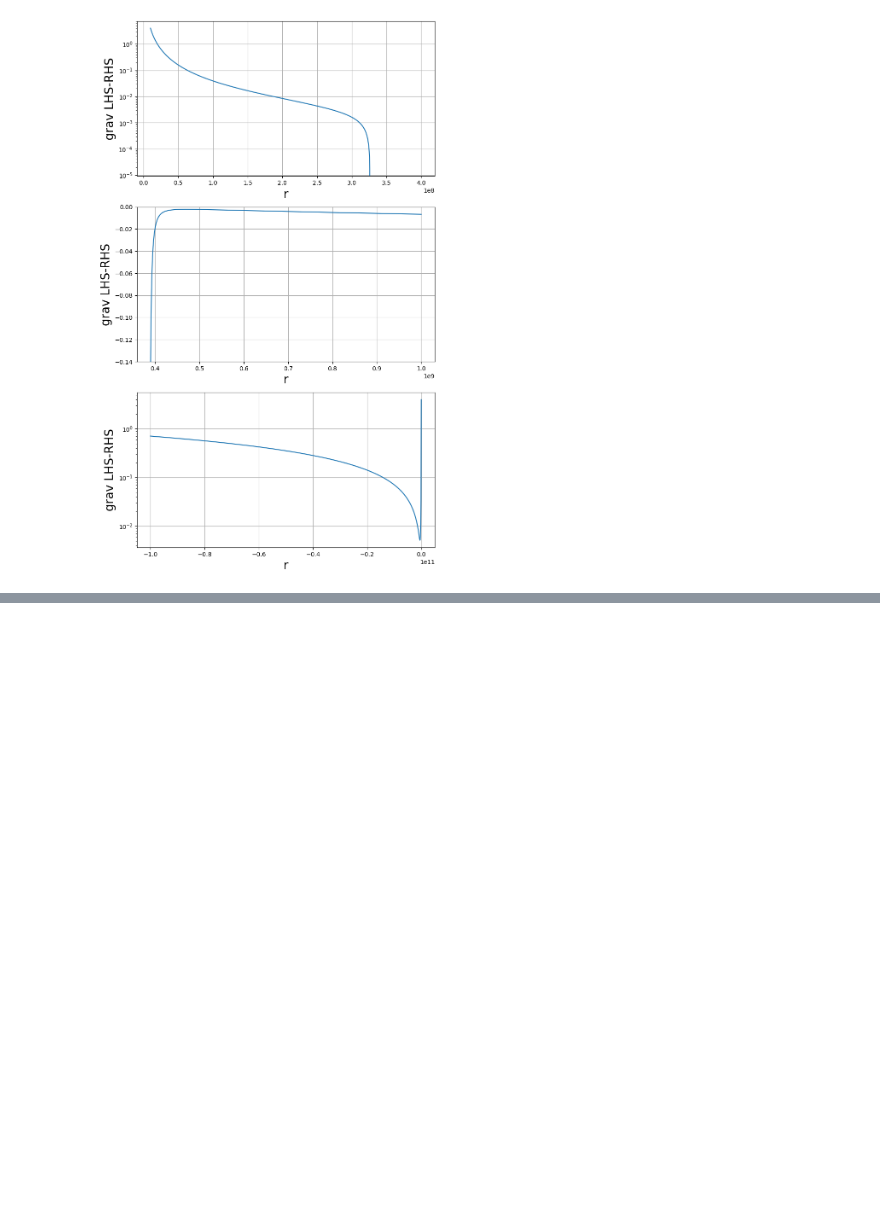
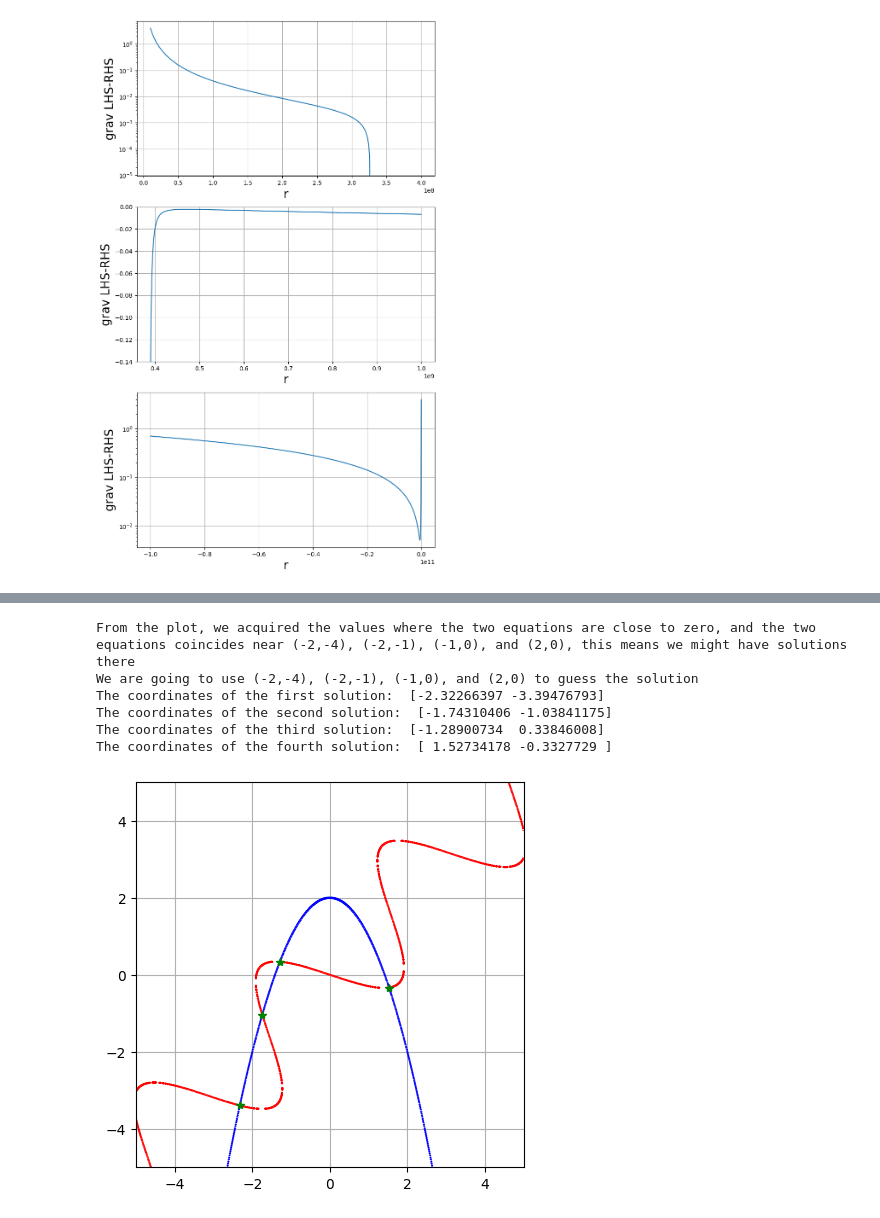
Before and after one commit to lakubis/jyu-learn, a Jupyter notebook: numerical_methods/Exercises/exercise3/exercise3.ipynb, the cells around one changed output, grey strips where cells are left out. Saved outputs shown, nothing was run; the diff lists cells and outputs as text; code cells hidden in the pictures; blank space fills up the shorter version.

Commit message:
Some more exercises and tasks

```diff
--- a/numerical_methods/Exercises/exercise3/exercise3.ipynb
+++ b/numerical_methods/Exercises/exercise3/exercise3.ipynb
@@ -202,0 +196,72 @@ import numpy as np
+# %%
+# Exercise 3.3
+# Author: Felix Cahyadi
+# Date: 02.10.2023
+
+# Import libraries
+import numpy as np
+from scipy.optimize import fsolve
+
+# Firstly, we are going to create a function that calculates the value of the LHS - RHS
+def nonlin2(x, ret_np = True):
+    """the function the calculates the value of the LHS - RHS
+
+    Args:
+        x (list): The x and y value
+        ret_np (bool, optional): return NumPy array if True. Defaults to True.
+
+    Returns:
+        sol: The value of the LHS - RHS
+    """
+    sol = []
+    sol.append(x[0]-x[1]-(2*np.sin(x[0]+x[1])))
+    sol.append(x[1] + (x[0]**2) - 2)
+
+    if ret_np:
+        return np.array(sol)
+    else:
+        return sol
+
+
+# We can then do some contour plot to identify some roots
+x_arr = np.linspace(-5,5,1000)
+y_arr = np.linspace(-5,5,1000)
+
+X,Y = np.meshgrid(x_arr,y_arr)
+Z1,Z2 = nonlin2([X,Y], ret_np=False) # The value of the first and the second equation on different coordinates
+
+fig, ax = plt.subplots(figsize = (5,5))
+ax.contour(X,Y,np.abs(Z1),levels = [0.005],colors = ['r']) # We plot the absolute value so that we can detect values near zero without caring for the sign
+ax.contour(X,Y,np.abs(Z2),levels = [0.005],colors = ['b'])
+ax.grid(True)
+
+print("From the plot, we acquired the values where the two equations are close to zero, and the two equations coincides near (-2,-4), (-2,-1), (-1,0), and (2,0), this means we might have solutions there")
+print("We are going to use (-2,-4), (-2,-1), (-1,0), and (2,0) to guess the solution")
+
+# Find the solutions using fsolve
+guess1 = np.array([-2,-4])
+guess2 = np.array([-2,-1])
+guess3 = np.array([-1,0])
+guess4 = np.array([2,0])
+sol1 = fsolve(nonlin2, guess1)
+sol2 = fsolve(nonlin2, guess2)
+sol3 = fsolve(nonlin2, guess3)
+sol4 = fsolve(nonlin2, guess4)
+
+ax.plot(sol1[0],sol1[1], 'g*')
+ax.plot(sol2[0],sol2[1], 'g*')
+ax.plot(sol3[0],sol3[1], 'g*')
+ax.plot(sol4[0],sol4[1], 'g*')
+
+print("The coordinates of the first solution: ", sol1)
+print("The coordinates of the second solution: ", sol2)
+print("The coordinates of the third solution: ", sol3)
+print("The coordinates of the fourth solution: ", sol4)
+# %% [output]
+From the plot, we acquired the values where the two equations are close to zero, and the two equations coincides near (-2,-4), (-2,-1), (-1,0), and (2,0), this means we might have solutions there
+We are going to use (-2,-4), (-2,-1), (-1,0), and (2,0) to guess the solution
+The coordinates of the first solution:  [-2.32266397 -3.39476793]
+The coordinates of the second solution:  [-1.74310406 -1.03841175]
+The coordinates of the third solution:  [-1.28900734  0.33846008]
+The coordinates of the fourth solution:  [ 1.52734178 -0.3327729 ]
+[figure, added]
```
Also changed, not shown: parts of 3 cells of this notebook, 5 other files.
